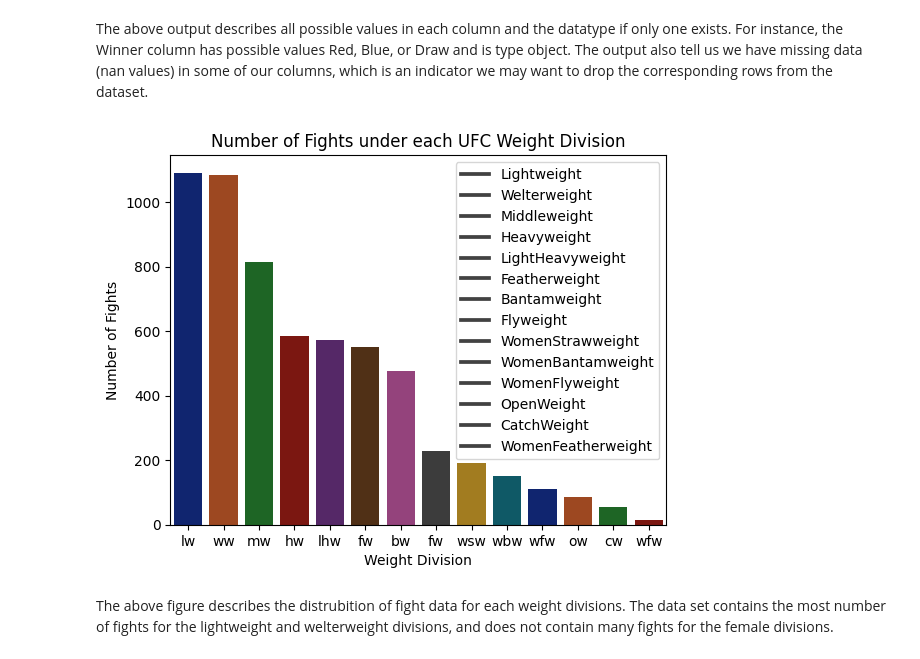
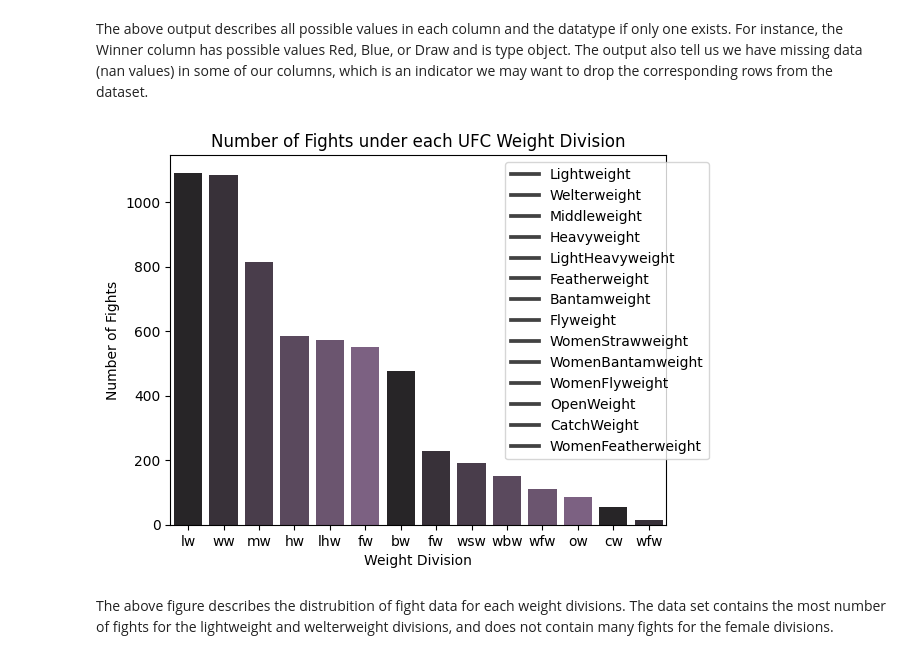
Before and after one commit to ubco-W2022T1-cosc301/project-group20, a Jupyter notebook: notebooks/analysis1.ipynb, the cells around one changed output. Cells and saved outputs as stored; diff of their text form; code cells hidden in the pictures.

```diff
--- a/notebooks/analysis1.ipynb
+++ b/notebooks/analysis1.ipynb
@@ -115,25 +115,26 @@ The above output describes all possible values in each column and the datatype i
 # %%
 # create barplot of the number of fights in each weight division
 x = df['weight_class'].value_counts()
 
 div_fight = pd.DataFrame(x)
 div_fight['division'] = div_fight.index
 div_fight = div_fight.rename(columns={'weight_class':'num_fights'})
-ax = sns.barplot(data=div_fight, x ='division', y='num_fights',palette='dark')
+palette = sns.dark_palette("muted purple", input="xkcd")
+ax = sns.barplot(data=div_fight, x ='division', y='num_fights',palette=palette)
 
 ax.set (
     title = 'Number of Fights under each UFC Weight Division',
     xlabel = 'Weight Division',
     ylabel = 'Number of Fights',
 )
 
 ax.get_xticks()
 ax.set_xticklabels(['lw','ww','mw','hw','lhw','fw','bw','fw','wsw','wbw','wfw','ow','cw','wfw'])
-plt.legend(list(div_fight['division']))
+plt.legend(div_fight['division'], loc = 'upper right', bbox_to_anchor=(1.1, 1))
 
 plt.savefig('../images/fight_dist.png')
 # %% [output]
-[figure, old version]
+[figure, new version]
 # %% [markdown]
 The above figure describes the distrubition of fight data for each weight divisions. The data set contains the most number of fights for the lightweight and welterweight divisions, and does not contain many fights for the female divisions.
 # %%
```
Also changed, not shown: parts of 6 cells of this notebook, 5 other files.
